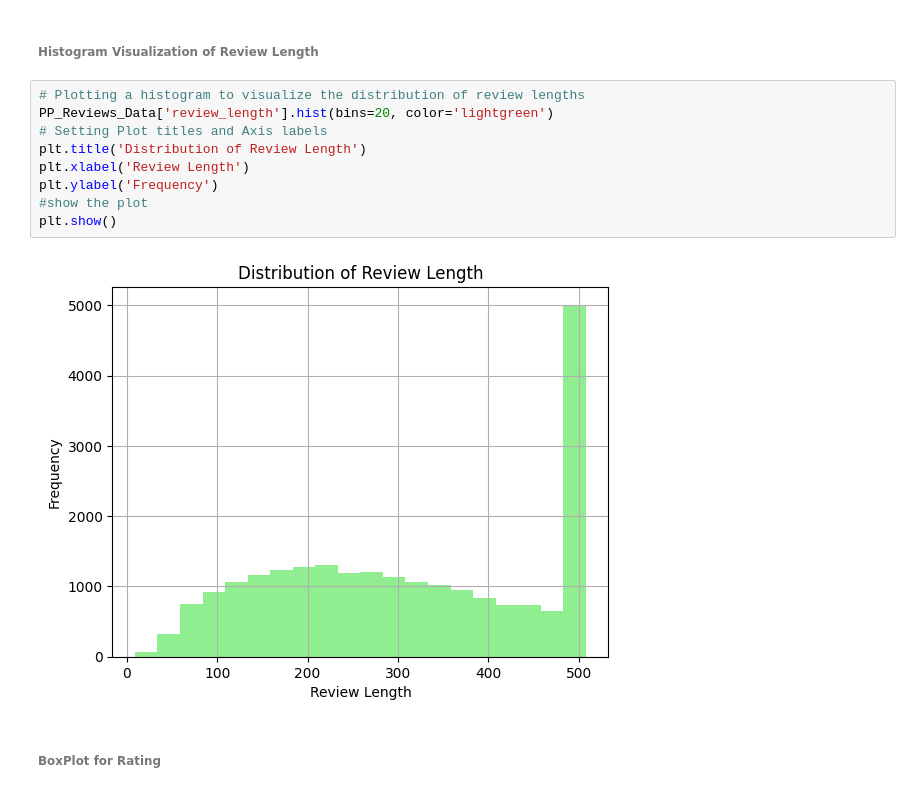
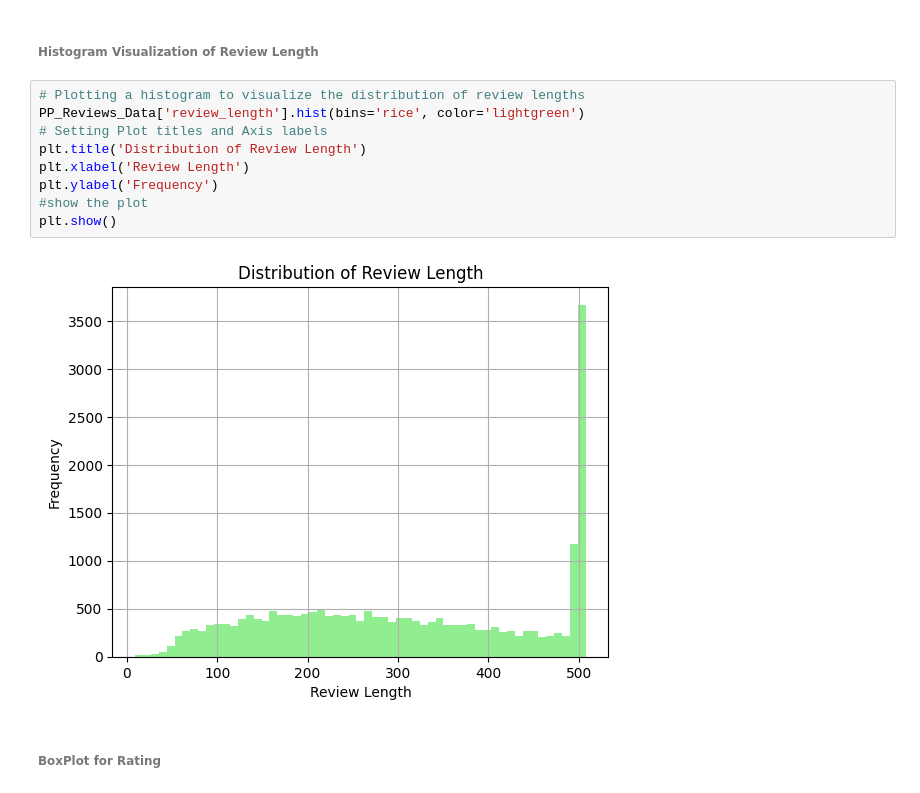
Before and after one commit to Prasanna3528/SentimentAnalysis_Project, a Jupyter notebook: Project_Code_22083075.ipynb, the cells around one changed output. Cells and saved outputs as stored; diff of their text form.

```diff
--- a/Project_Code_22083075.ipynb
+++ b/Project_Code_22083075.ipynb
@@ -327,15 +323,15 @@ plt.show()
 ###### Histogram Visualization of Review Length
 # %%
 # Plotting a histogram to visualize the distribution of review lengths
-PP_Reviews_Data['review_length'].hist(bins=20, color='lightgreen')
+PP_Reviews_Data['review_length'].hist(bins='rice', color='lightgreen')
 # Setting Plot titles and Axis labels
 plt.title('Distribution of Review Length')
 plt.xlabel('Review Length')
 plt.ylabel('Frequency')
 #show the plot
 plt.show()
 # %% [output]
-[figure, old version]
+[figure, new version]
 # %% [markdown]
 ###### BoxPlot for Rating
 # %%
```
Also changed, not shown: parts of 3 cells of this notebook.
